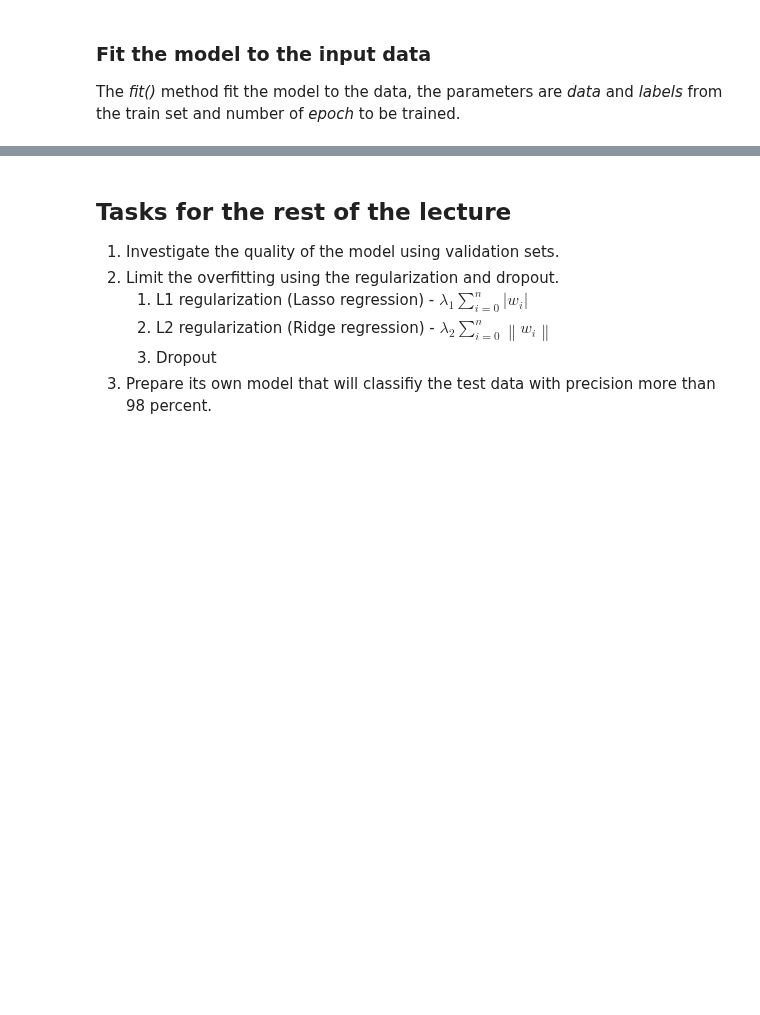
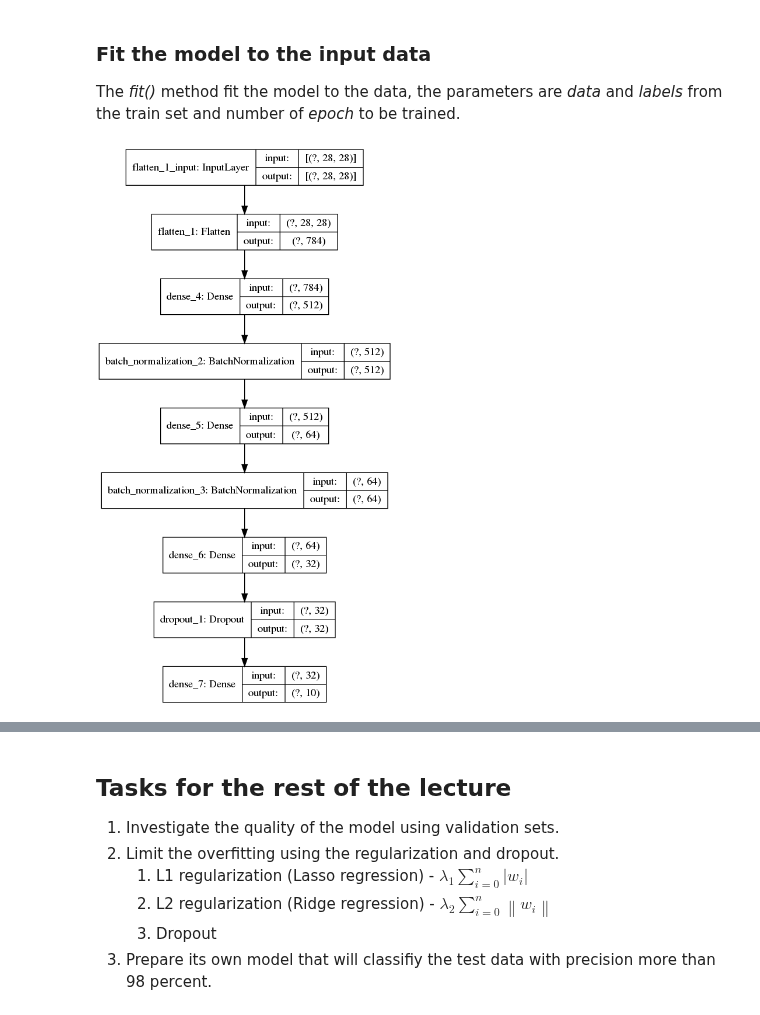
Before and after one commit to vojtechcima/2020-21-ARD, a Jupyter notebook: ds4_01.ipynb, the cells around one changed output, grey strips where cells are left out. Drawn from its saved outputs; the diff is of its cells as text; code cells hidden in the pictures; blank space fills up the shorter version.

```diff
--- a/ds4_01.ipynb
+++ b/ds4_01.ipynb
@@ -167,5 +167,7 @@ The model may be printed into image like the following image of our model:
 ### Fit the model to the input data
 The *fit()* method fit the model to the data, the parameters are *data* and *labels* from the train set and number of *epoch* to be trained.
 # %%
-# keras.utils.plot_model(model)
+keras.utils.plot_model(model, show_shapes=True)
+# %% [output]
+[figure, added]
 # %%
```
Also changed, not shown: parts of 5 cells of this notebook, 1 other file.
